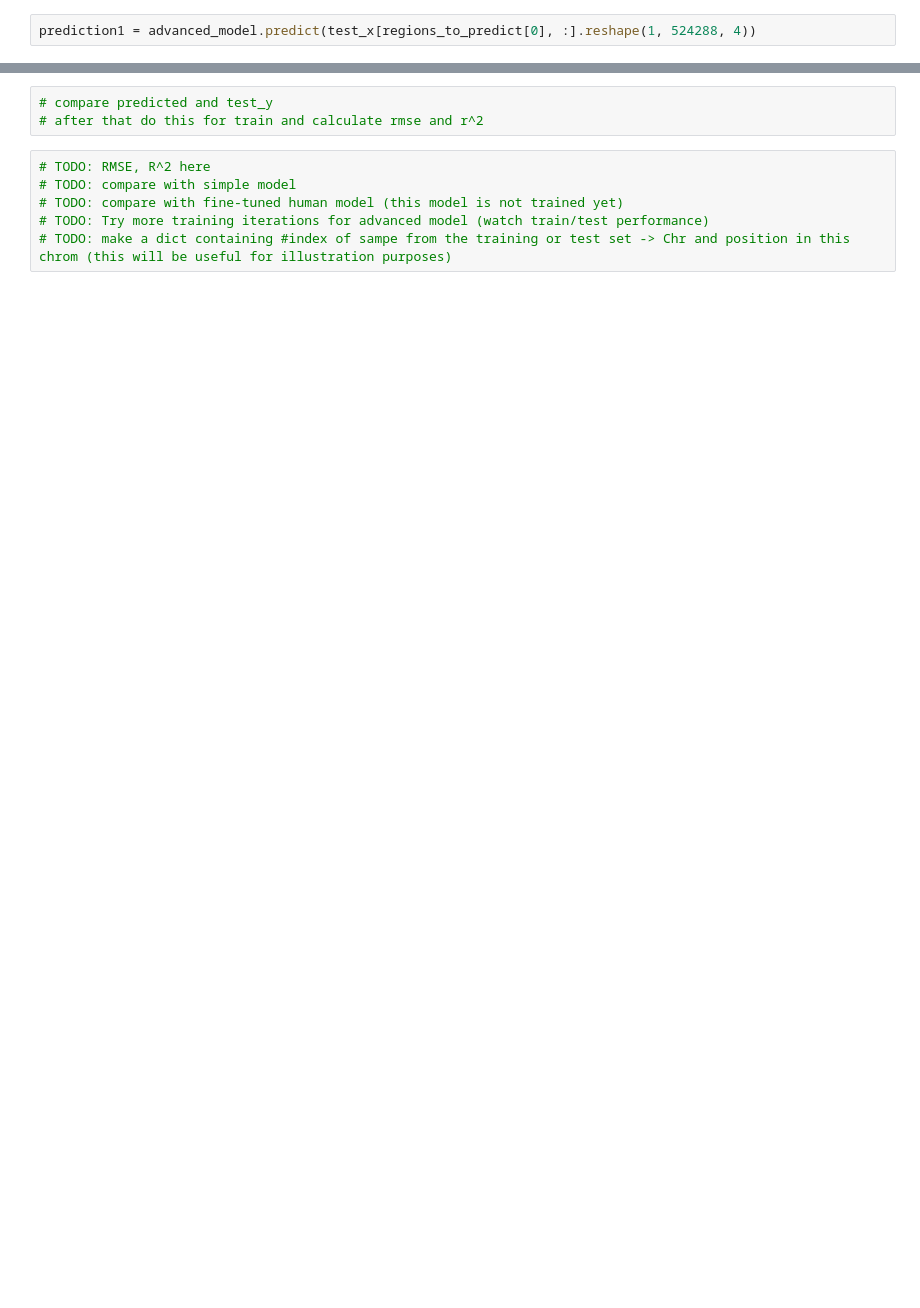
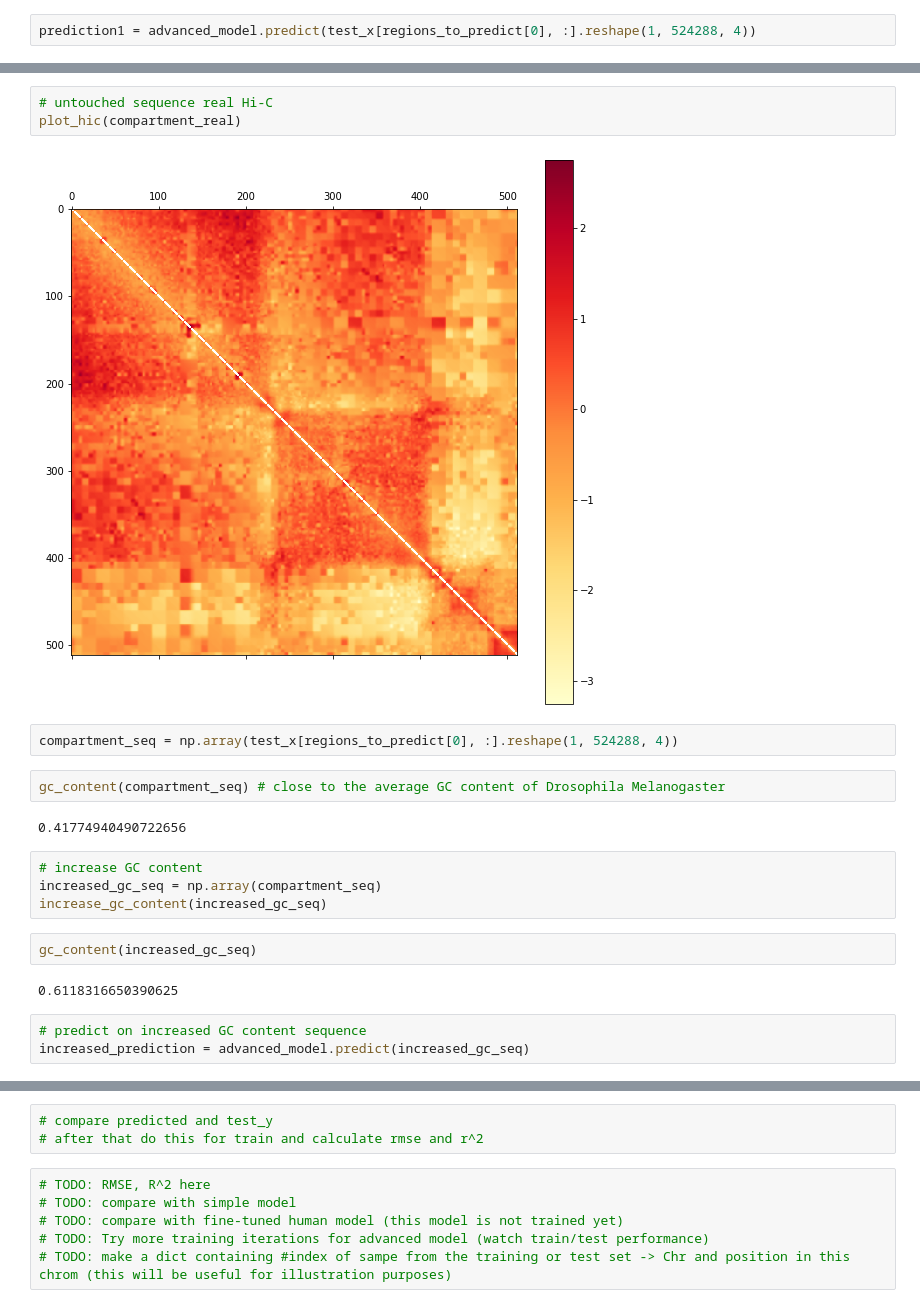
Before and after one commit to NeilAlishev/HiCPredictor, a Jupyter notebook: PredictionResults.ipynb, the cells around one changed output, grey strips where cells are left out. Cells and saved outputs as stored; diff of their text form; blank space fills up the shorter version.

```diff
--- a/PredictionResults.ipynb
+++ b/PredictionResults.ipynb
@@ -83,0 +131,22 @@ plot_hic(from_upper_triu(test_y[regions_to_predict[0], :].reshape(1, 130305, 1))
+# %%
+# untouched sequence real Hi-C
+plot_hic(compartment_real)
+# %% [output]
+[figure, added]
+# %%
+compartment_seq = np.array(test_x[regions_to_predict[0], :].reshape(1, 524288, 4))
+# %%
+gc_content(compartment_seq) # close to the average GC content of Drosophila Melanogaster
+# %% [output]
+0.41774940490722656
+# %%
+# increase GC content
+increased_gc_seq = np.array(compartment_seq)
+increase_gc_content(increased_gc_seq)
+# %%
+gc_content(increased_gc_seq)
+# %% [output]
+0.6118316650390625
+# %%
+# predict on increased GC content sequence
+increased_prediction = advanced_model.predict(increased_gc_seq)
```
Also changed, not shown: parts of 22 cells of this notebook, 2 other files.
